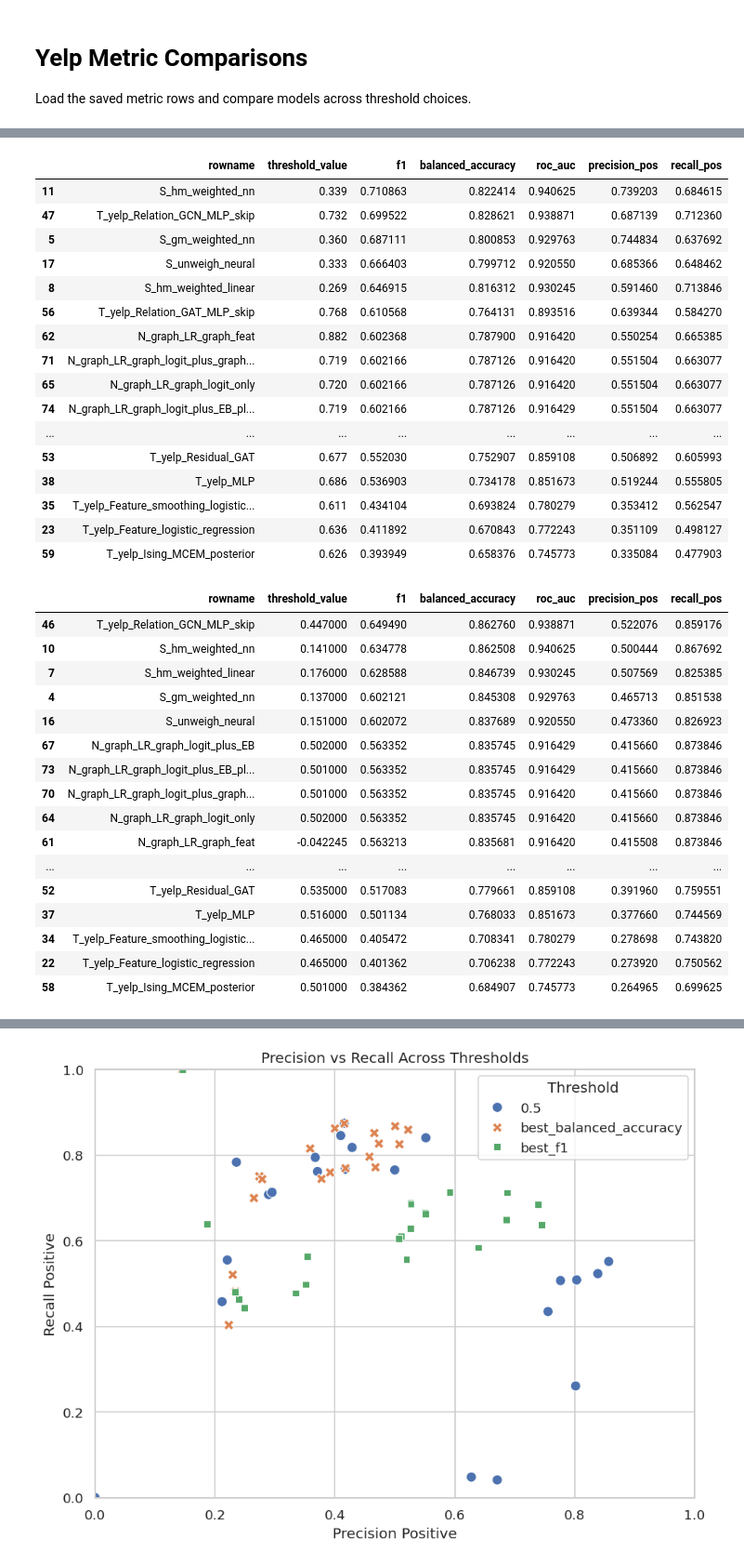
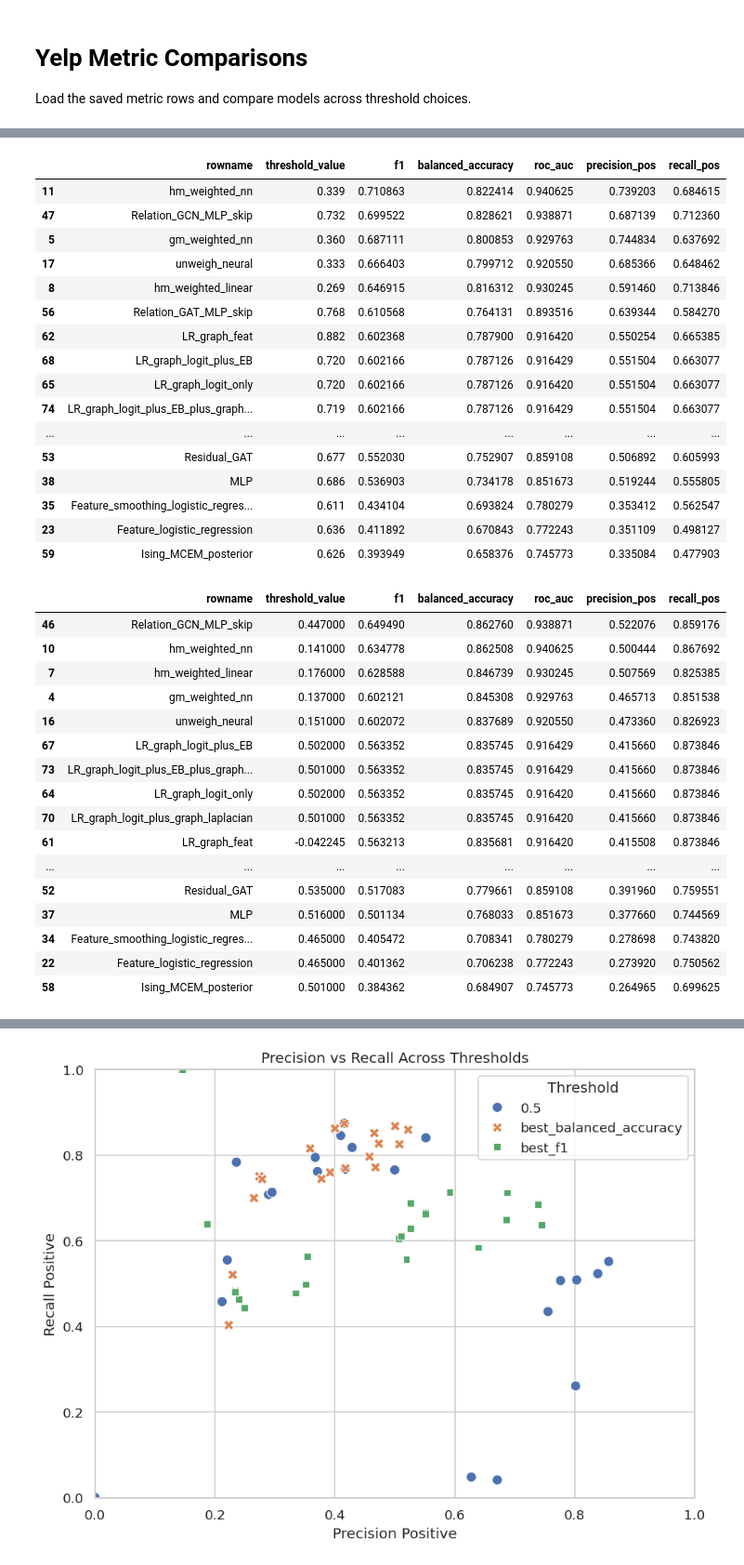
Before and after one commit to Sanchayan-Bhowal/BitcoinTransactionClassification, a Jupyter notebook: script/yelp/comparisions.ipynb, the cells around one changed output, grey strips where cells are left out. Shown at 93% size. Saved outputs shown, nothing was run; the diff lists cells and outputs as text; code cells hidden in the pictures.

```diff
--- a/script/yelp/comparisions.ipynb
+++ b/script/yelp/comparisions.ipynb
@@ -85,44 +85,51 @@ plot_df.head()
 # %%
 best_f1_df = plot_df[plot_df["threshold_type"].eq("best_f1")].sort_values("f1", ascending=False)
 best_balacc_df = plot_df[plot_df["threshold_type"].eq("best_balanced_accuracy")].sort_values("balanced_accuracy", ascending=False)
 
 display(best_f1_df[["rowname", "threshold_value", "f1", "balanced_accuracy", "roc_auc", "precision_pos", "recall_pos"]].head(20))
 display(best_balacc_df[["rowname", "threshold_value", "f1", "balanced_accuracy", "roc_auc", "precision_pos", "recall_pos"]].head(20))
+
+plot_titles = {
+    "f1_threshold_comparison": "Top Models by F1: Threshold Comparison",
+    "balanced_accuracy_threshold_comparison": "Top Models by F1: Balanced Accuracy by Threshold",
+    "best_f1_metric_heatmap": "Best F1 Threshold: Metric Heatmap",
+    "precision_recall_thresholds": "Precision vs Recall Across Thresholds",
+}
 # %% [output]
 |  | rowname | threshold_value | f1 | balanced_accuracy | roc_auc | precision_pos | recall_pos |
-| 11 | S_hm_weighted_nn | 0.339 | 0.710863 | 0.822414 | 0.940625 | 0.739203 | 0.684615 |
-| 47 | T_yelp_Relation_GCN_MLP_skip | 0.732 | 0.699522 | 0.828621 | 0.938871 | 0.687139 | 0.712360 |
-| 5 | S_gm_weighted_nn | 0.360 | 0.687111 | 0.800853 | 0.929763 | 0.744834 | 0.637692 |
-| 17 | S_unweigh_neural | 0.333 | 0.666403 | 0.799712 | 0.920550 | 0.685366 | 0.648462 |
-| 8 | S_hm_weighted_linear | 0.269 | 0.646915 | 0.816312 | 0.930245 | 0.591460 | 0.713846 |
-| 56 | T_yelp_Relation_GAT_MLP_skip | 0.768 | 0.610568 | 0.764131 | 0.893516 | 0.639344 | 0.584270 |
-| 62 | N_graph_LR_graph_feat | 0.882 | 0.602368 | 0.787900 | 0.916420 | 0.550254 | 0.665385 |
-| 71 | N_graph_LR_graph_logit_plus_graph... | 0.719 | 0.602166 | 0.787126 | 0.916420 | 0.551504 | 0.663077 |
-| 65 | N_graph_LR_graph_logit_only | 0.720 | 0.602166 | 0.787126 | 0.916420 | 0.551504 | 0.663077 |
-| 74 | N_graph_LR_graph_logit_plus_EB_pl... | 0.719 | 0.602166 | 0.787126 | 0.916429 | 0.551504 | 0.663077 |
+| 11 | hm_weighted_nn | 0.339 | 0.710863 | 0.822414 | 0.940625 | 0.739203 | 0.684615 |
+| 47 | Relation_GCN_MLP_skip | 0.732 | 0.699522 | 0.828621 | 0.938871 | 0.687139 | 0.712360 |
+| 5 | gm_weighted_nn | 0.360 | 0.687111 | 0.800853 | 0.929763 | 0.744834 | 0.637692 |
+| 17 | unweigh_neural | 0.333 | 0.666403 | 0.799712 | 0.920550 | 0.685366 | 0.648462 |
+| 8 | hm_weighted_linear | 0.269 | 0.646915 | 0.816312 | 0.930245 | 0.591460 | 0.713846 |
+| 56 | Relation_GAT_MLP_skip | 0.768 | 0.610568 | 0.764131 | 0.893516 | 0.639344 | 0.584270 |
+| 62 | LR_graph_feat | 0.882 | 0.602368 | 0.787900 | 0.916420 | 0.550254 | 0.665385 |
+| 68 | LR_graph_logit_plus_EB | 0.720 | 0.602166 | 0.787126 | 0.916429 | 0.551504 | 0.663077 |
+| 65 | LR_graph_logit_only | 0.720 | 0.602166 | 0.787126 | 0.916420 | 0.551504 | 0.663077 |
+| 74 | LR_graph_logit_plus_EB_plus_graph... | 0.719 | 0.602166 | 0.787126 | 0.916429 | 0.551504 | 0.663077 |
 | ... | ... | ... | ... | ... | ... | ... | ... |
-| 53 | T_yelp_Residual_GAT | 0.677 | 0.552030 | 0.752907 | 0.859108 | 0.506892 | 0.605993 |
-| 38 | T_yelp_MLP | 0.686 | 0.536903 | 0.734178 | 0.851673 | 0.519244 | 0.555805 |
-| 35 | T_yelp_Feature_smoothing_logistic... | 0.611 | 0.434104 | 0.693824 | 0.780279 | 0.353412 | 0.562547 |
-| 23 | T_yelp_Feature_logistic_regression | 0.636 | 0.411892 | 0.670843 | 0.772243 | 0.351109 | 0.498127 |
-| 59 | T_yelp_Ising_MCEM_posterior | 0.626 | 0.393949 | 0.658376 | 0.745773 | 0.335084 | 0.477903 |
+| 53 | Residual_GAT | 0.677 | 0.552030 | 0.752907 | 0.859108 | 0.506892 | 0.605993 |
+| 38 | MLP | 0.686 | 0.536903 | 0.734178 | 0.851673 | 0.519244 | 0.555805 |
+| 35 | Feature_smoothing_logistic_regres... | 0.611 | 0.434104 | 0.693824 | 0.780279 | 0.353412 | 0.562547 |
+| 23 | Feature_logistic_regression | 0.636 | 0.411892 | 0.670843 | 0.772243 | 0.351109 | 0.498127 |
+| 59 | Ising_MCEM_posterior | 0.626 | 0.393949 | 0.658376 | 0.745773 | 0.335084 | 0.477903 |
 |  | rowname | threshold_value | f1 | balanced_accuracy | roc_auc | precision_pos | recall_pos |
-| 46 | T_yelp_Relation_GCN_MLP_skip | 0.447000 | 0.649490 | 0.862760 | 0.938871 | 0.522076 | 0.859176 |
-| 10 | S_hm_weighted_nn | 0.141000 | 0.634778 | 0.862508 | 0.940625 | 0.500444 | 0.867692 |
-| 7 | S_hm_weighted_linear | 0.176000 | 0.628588 | 0.846739 | 0.930245 | 0.507569 | 0.825385 |
-| 4 | S_gm_weighted_nn | 0.137000 | 0.602121 | 0.845308 | 0.929763 | 0.465713 | 0.851538 |
-| 16 | S_unweigh_neural | 0.151000 | 0.602072 | 0.837689 | 0.920550 | 0.473360 | 0.826923 |
-| 67 | N_graph_LR_graph_logit_plus_EB | 0.502000 | 0.563352 | 0.835745 | 0.916429 | 0.415660 | 0.873846 |
-| 73 | N_graph_LR_graph_logit_plus_EB_pl... | 0.501000 | 0.563352 | 0.835745 | 0.916429 | 0.415660 | 0.873846 |
-| 70 | N_graph_LR_graph_logit_plus_graph... | 0.501000 | 0.563352 | 0.835745 | 0.916420 | 0.415660 | 0.873846 |
-| 64 | N_graph_LR_graph_logit_only | 0.502000 | 0.563352 | 0.835745 | 0.916420 | 0.415660 | 0.873846 |
-| 61 | N_graph_LR_graph_feat | -0.042245 | 0.563213 | 0.835681 | 0.916420 | 0.415508 | 0.873846 |
+| 46 | Relation_GCN_MLP_skip | 0.447000 | 0.649490 | 0.862760 | 0.938871 | 0.522076 | 0.859176 |
+| 10 | hm_weighted_nn | 0.141000 | 0.634778 | 0.862508 | 0.940625 | 0.500444 | 0.867692 |
+| 7 | hm_weighted_linear | 0.176000 | 0.628588 | 0.846739 | 0.930245 | 0.507569 | 0.825385 |
+| 4 | gm_weighted_nn | 0.137000 | 0.602121 | 0.845308 | 0.929763 | 0.465713 | 0.851538 |
+| 16 | unweigh_neural | 0.151000 | 0.602072 | 0.837689 | 0.920550 | 0.473360 | 0.826923 |
+| 67 | LR_graph_logit_plus_EB | 0.502000 | 0.563352 | 0.835745 | 0.916429 | 0.415660 | 0.873846 |
+| 73 | LR_graph_logit_plus_EB_plus_graph... | 0.501000 | 0.563352 | 0.835745 | 0.916429 | 0.415660 | 0.873846 |
+| 64 | LR_graph_logit_only | 0.502000 | 0.563352 | 0.835745 | 0.916420 | 0.415660 | 0.873846 |
+| 70 | LR_graph_logit_plus_graph_laplacian | 0.501000 | 0.563352 | 0.835745 | 0.916420 | 0.415660 | 0.873846 |
+| 61 | LR_graph_feat | -0.042245 | 0.563213 | 0.835681 | 0.916420 | 0.415508 | 0.873846 |
 | ... | ... | ... | ... | ... | ... | ... | ... |
-| 52 | T_yelp_Residual_GAT | 0.535000 | 0.517083 | 0.779661 | 0.859108 | 0.391960 | 0.759551 |
-| 37 | T_yelp_MLP | 0.516000 | 0.501134 | 0.768033 | 0.851673 | 0.377660 | 0.744569 |
-| 34 | T_yelp_Feature_smoothing_logistic... | 0.465000 | 0.405472 | 0.708341 | 0.780279 | 0.278698 | 0.743820 |
-| 22 | T_yelp_Feature_logistic_regression | 0.465000 | 0.401362 | 0.706238 | 0.772243 | 0.273920 | 0.750562 |
-| 58 | T_yelp_Ising_MCEM_posterior | 0.501000 | 0.384362 | 0.684907 | 0.745773 | 0.264965 | 0.699625 |
+| 52 | Residual_GAT | 0.535000 | 0.517083 | 0.779661 | 0.859108 | 0.391960 | 0.759551 |
+| 37 | MLP | 0.516000 | 0.501134 | 0.768033 | 0.851673 | 0.377660 | 0.744569 |
+| 34 | Feature_smoothing_logistic_regres... | 0.465000 | 0.405472 | 0.708341 | 0.780279 | 0.278698 | 0.743820 |
+| 22 | Feature_logistic_regression | 0.465000 | 0.401362 | 0.706238 | 0.772243 | 0.273920 | 0.750562 |
+| 58 | Ising_MCEM_posterior | 0.501000 | 0.384362 | 0.684907 | 0.745773 | 0.264965 | 0.699625 |
 # %%
 top_names = best_f1_df.head(20)["rowname"].tolist()
 top_df = plot_df[plot_df["rowname"].isin(top_names)].copy()
```
Also changed, not shown: parts of 6 cells of this notebook.
